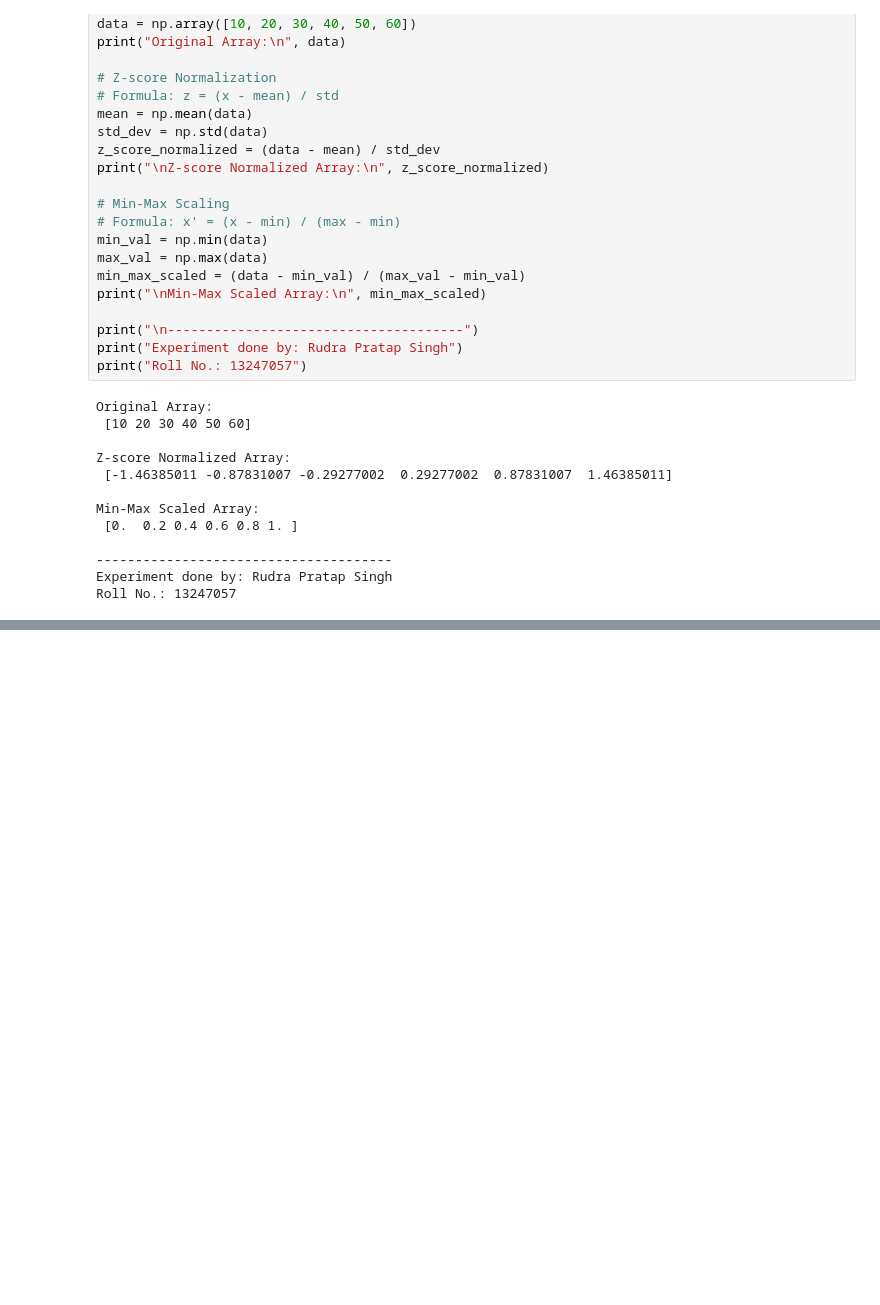
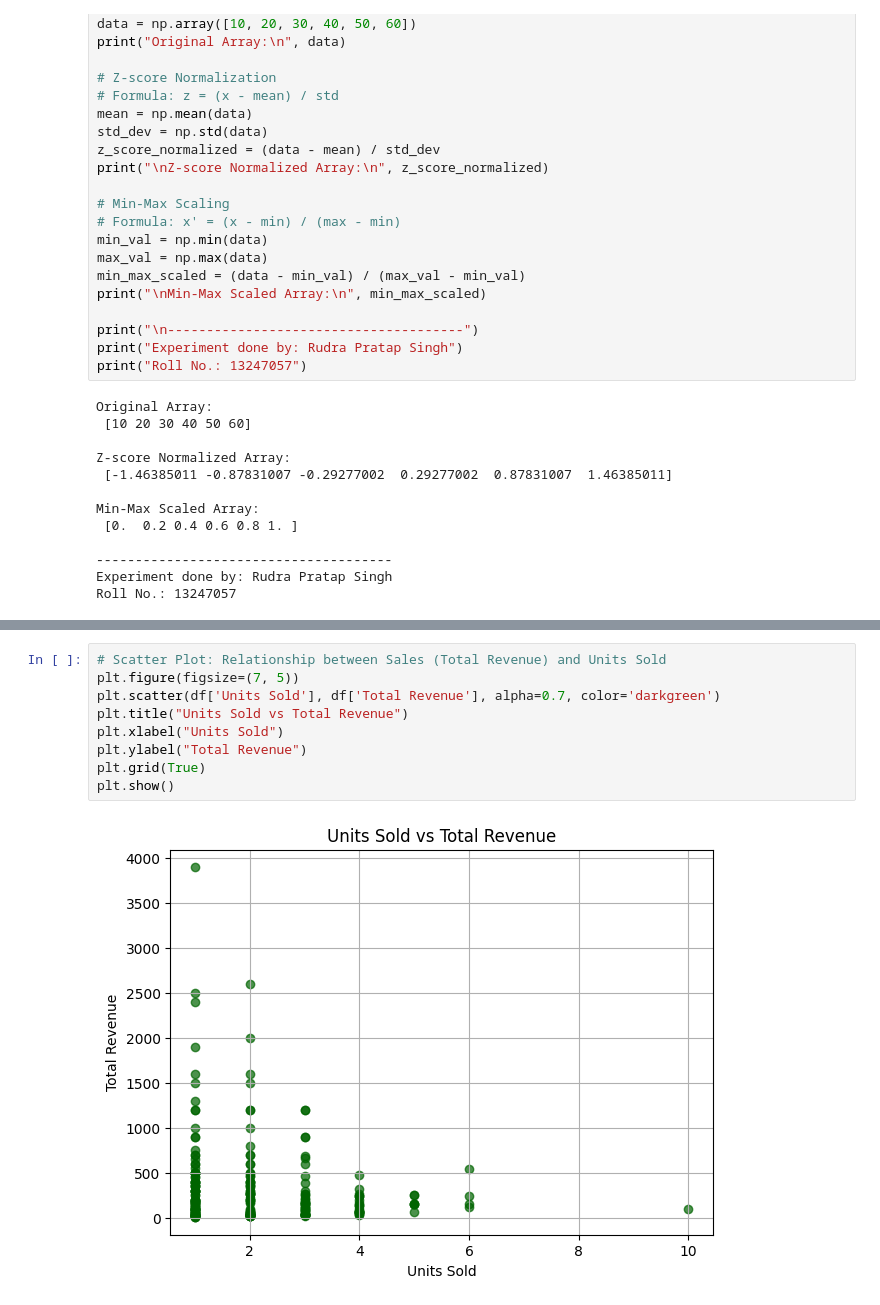
Before and after one commit to therudradev/Python_Programming, a Jupyter notebook: Python_lab.ipynb, the cells around one changed output, grey strips where cells are left out. Saved outputs shown, nothing was run; the diff lists cells and outputs as text; blank space fills up the shorter version.

```diff
--- a/Python_lab.ipynb
+++ b/Python_lab.ipynb
@@ -779,0 +921,11 @@ Roll No.: 13247057
+# %%
+# Scatter Plot: Relationship between Sales (Total Revenue) and Units Sold
+plt.figure(figsize=(7, 5))
+plt.scatter(df['Units Sold'], df['Total Revenue'], alpha=0.7, color='darkgreen')
+plt.title("Units Sold vs Total Revenue")
+plt.xlabel("Units Sold")
+plt.ylabel("Total Revenue")
+plt.grid(True)
+plt.show()
+# %% [output]
+[figure, added]
```
Also changed, not shown: parts of 22 cells of this notebook.
